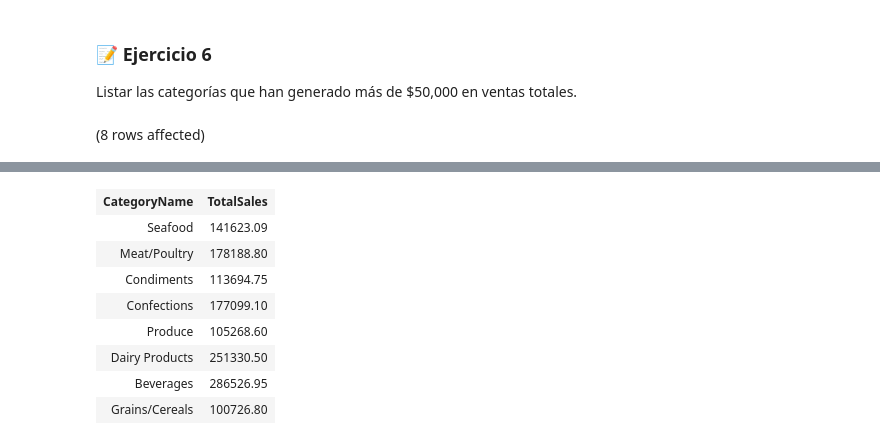
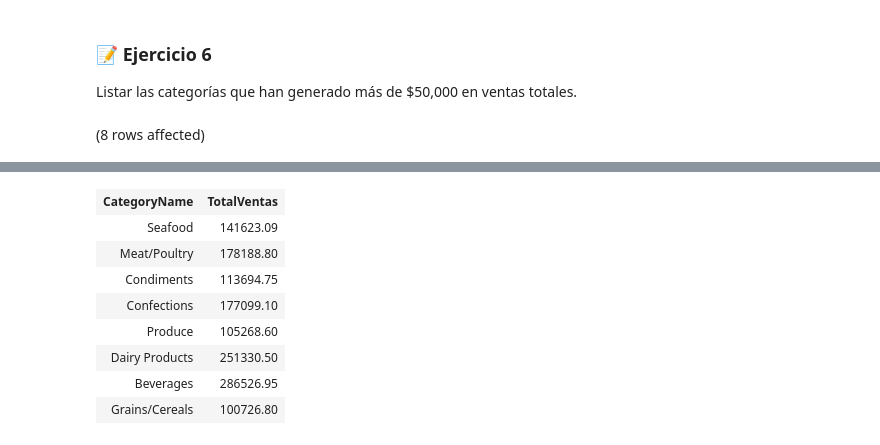
Before and after one commit to Gigomez23/baseDeDatos, a Jupyter notebook: FdBD/Notebook - Taller de Consultas con funciones de agregado.ipynb, the cells around one changed output, grey strips where cells are left out. Saved outputs shown, nothing was run; the diff lists cells and outputs as text; code cells hidden in the pictures.

```diff
--- a/FdBD/Notebook - Taller de Consultas con funciones de agregado.ipynb
+++ b/FdBD/Notebook - Taller de Consultas con funciones de agregado.ipynb
@@ -137,7 +137,7 @@ Total execution time: 00:00:00.027
 ### 📝 Ejercicio 6
 Listar las categorías que han generado más de $50,000 en ventas totales.
 # %%
-SELECT c.CategoryName, SUM(od.UnitPrice * od.Quantity) AS TotalSales
+SELECT c.CategoryName, SUM(od.UnitPrice * od.Quantity) AS TotalVentas
 FROM Categories AS c
 JOIN Products AS p ON c.CategoryID = p.CategoryID
 JOIN [Order Details] AS od ON p.ProductID = od.ProductID
@@ -150,4 +150,4 @@ Total execution time: 00:00:00.022
-| CategoryName | TotalSales |
+| CategoryName | TotalVentas |
 | Seafood | 141623.09 |
 | Meat/Poultry | 178188.80 |
 | Condiments | 113694.75 |
```
Also changed, not shown: parts of 1 cell of this notebook, 1 other file.
